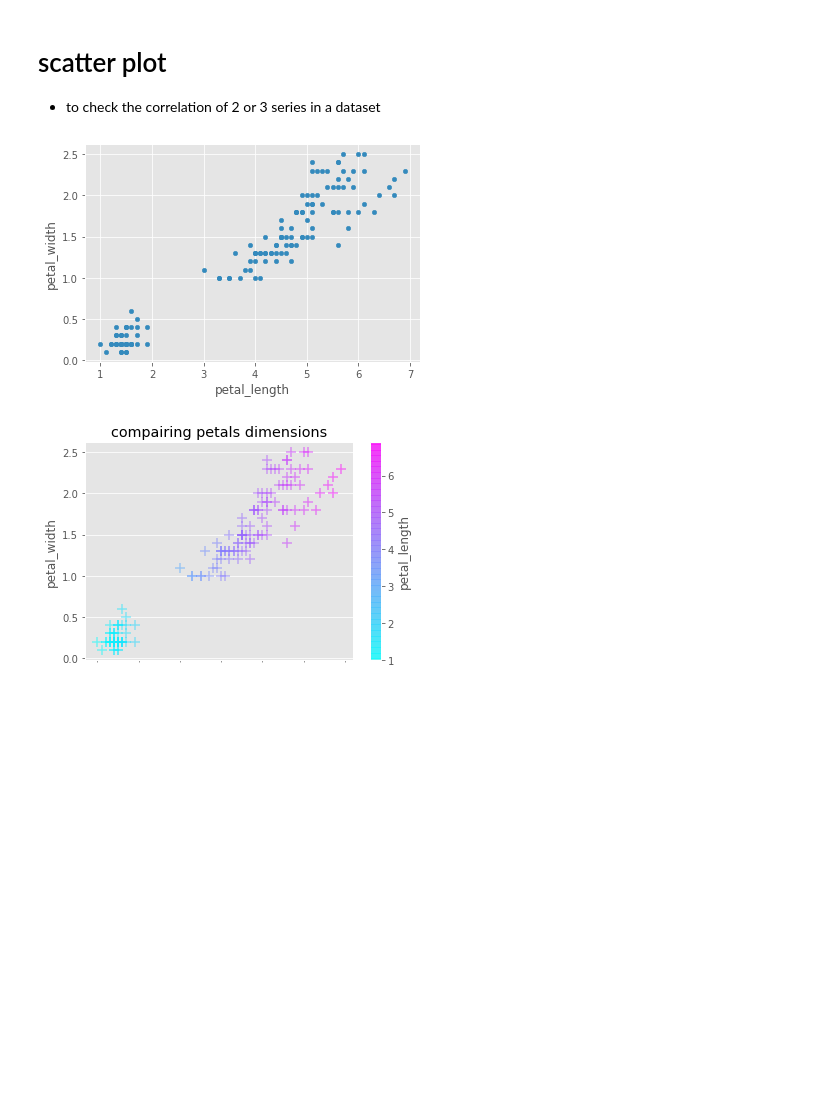
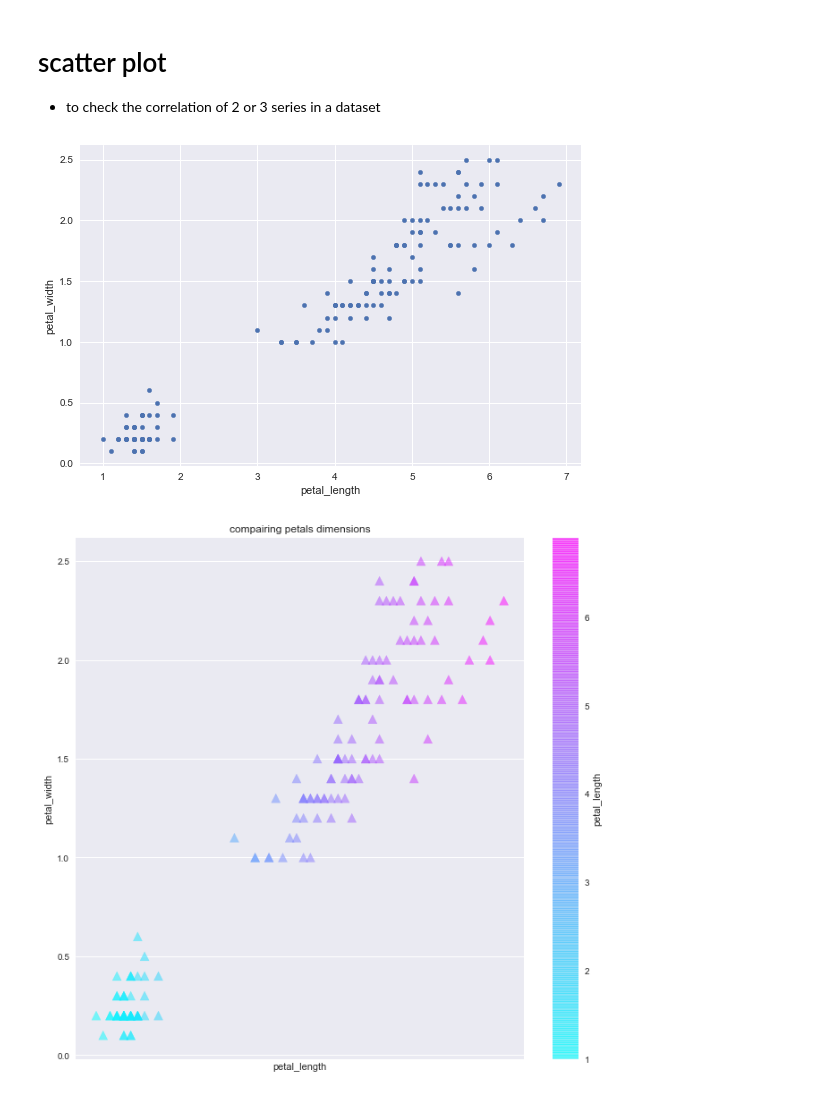
Before and after one commit to digipodium/python_content_for_tts_batch, a Jupyter notebook: dataanalysis/intro_to_data_analysis.ipynb, the cells around one changed output. Saved outputs shown, nothing was run; the diff lists cells and outputs as text; code cells hidden in the pictures; blank space fills up the shorter version.

Commit message:
plot and graphs

```diff
--- a/dataanalysis/intro_to_data_analysis.ipynb
+++ b/dataanalysis/intro_to_data_analysis.ipynb
@@ -11,7 +11,7 @@ print(plt.style.available)
 # %% [output]
 ['Solarize_Light2', '_classic_test_patch', 'bmh', 'classic', 'dark_background', 'fast', 'fivethirtyeight', 'ggplot', 'grayscale', 'seaborn', 'seaborn-bright', 'seaborn-colorblind', 'seaborn-dark', 'se ...
 # %%
-plt.style.use('ggplot')
+plt.style.use('seaborn')
 # %% [markdown]
 ### an example of visualization
 # %%
@@ -80,12 +80,12 @@ plt.show()
 irisdf.plot(kind='scatter',x ='petal_length',y='petal_width')
 plt.show()
 # %% [output]
-[figure, old version]
+[figure, new version]
 # %%
 irisdf.plot(kind='scatter',x ='petal_length',y='petal_width',
-            c='petal_length',cmap='cool',marker='+',alpha=.5,
-            s=100,title='compairing petals dimensions')
+            c='petal_length',cmap='cool',marker='^',alpha=.5,
+            s=100,title='compairing petals dimensions' , figsize=(10,10))
 plt.xticks([])
 plt.show()
 # %% [output]
-[figure, old version]
+[figure, new version]
```
Also changed, not shown: parts of 26 cells of this notebook, 2 other files.
